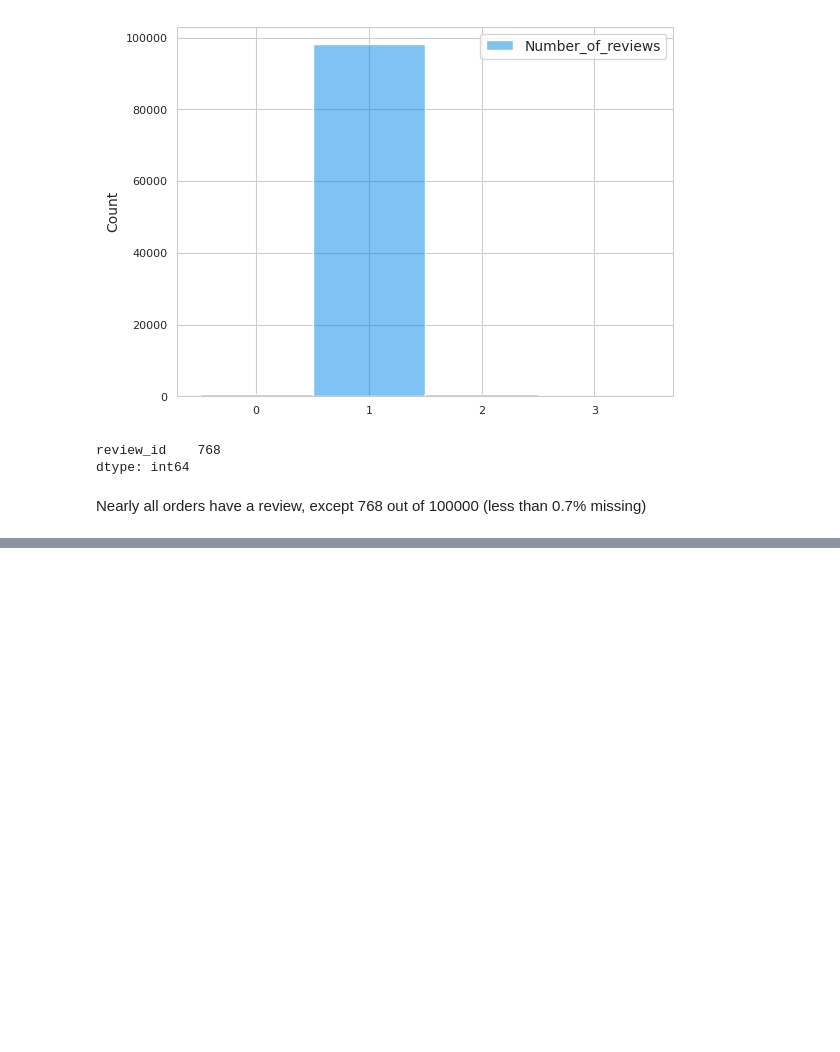
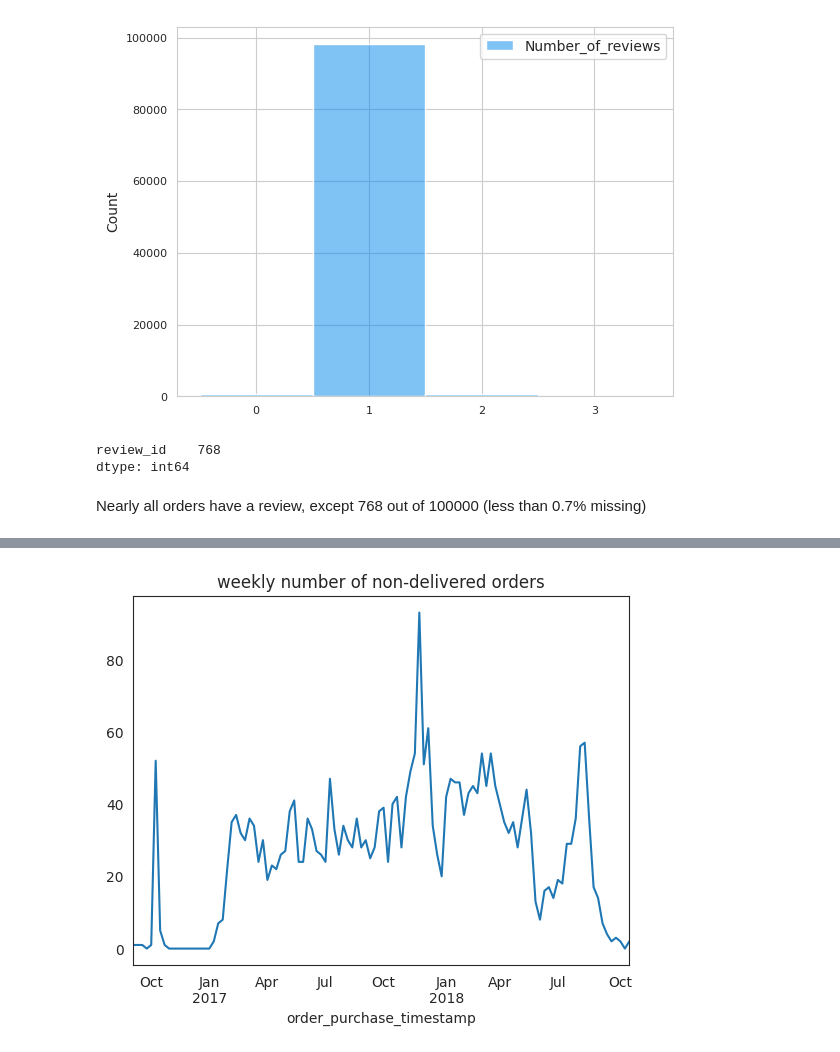
Before and after one commit to dialectique/Olist_data_analysis, a Jupyter notebook: notebooks/1_exploratory_analysis.ipynb, the cells around one changed output, grey strips where cells are left out. Cells and saved outputs as stored; diff of their text form; code cells hidden in the pictures; blank space fills up the shorter version.

```diff
--- a/notebooks/1_exploratory_analysis.ipynb
+++ b/notebooks/1_exploratory_analysis.ipynb
@@ -166,0 +243,6 @@ Nearly all orders have a review, except 768 out of 100000 (less than 0.7% missin
+# %%
+# plot the weekly number of non-delivered orders
+orders.query("order_status!='delivered'")['order_id'].resample(rule="W").count() \
+    .plot().set_title("weekly number of non-delivered orders");
+# %% [output]
+[figure, added]
```
Also changed, not shown: parts of 34 cells of this notebook.
